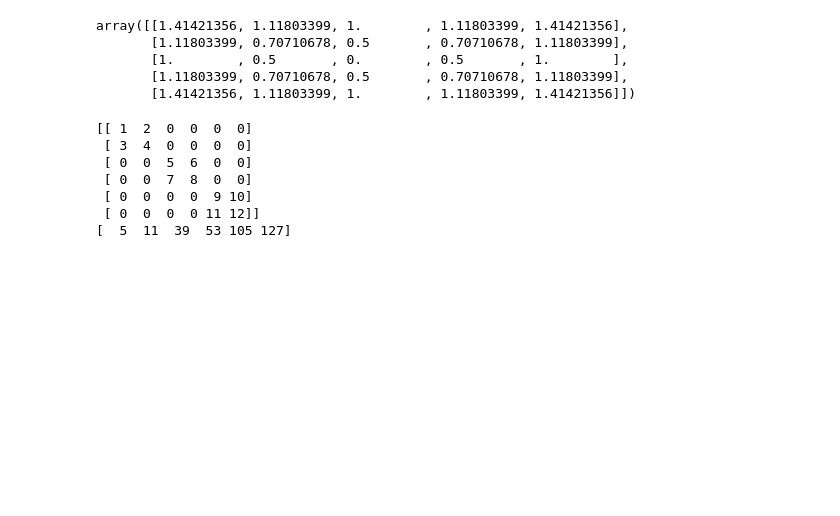
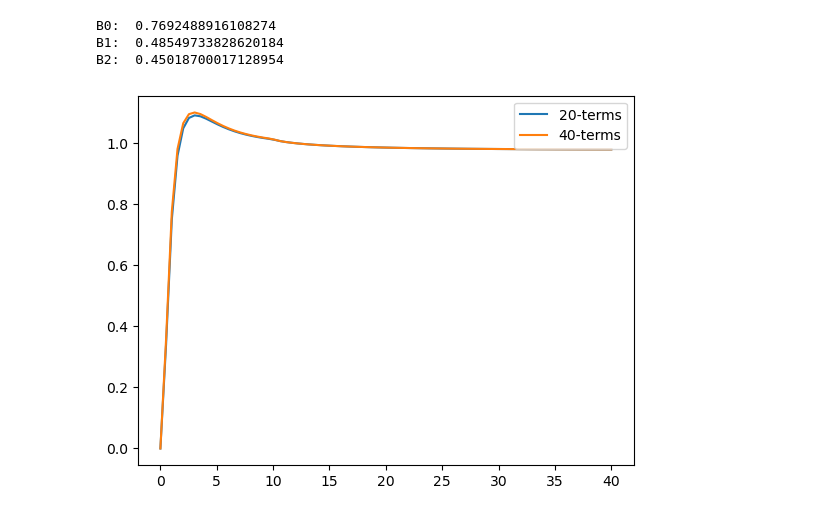
Before and after one commit to jboyd29/shERT, a Jupyter notebook: scripts/bottomERT.ipynb, the cells around one changed output. Saved outputs shown, nothing was run; the diff lists cells and outputs as text; code cells hidden in the pictures; blank space fills up the shorter version.

```diff
--- a/scripts/bottomERT.ipynb
+++ b/scripts/bottomERT.ipynb
@@ -77,35 +273,0 @@ print(R_matrix)
-# %%
-r
-# %% [output]
-array([[1.41421356, 1.11803399, 1.        , 1.11803399, 1.41421356],
-       [1.11803399, 0.70710678, 0.5       , 0.70710678, 1.11803399],
-       [1.        , 0.5       , 0.        , 0.5       , 1.        ],
-       [1.11803399, 0.70710678, 0.5       , 0.70710678, 1.11803399],
-       [1.41421356, 1.11803399, 1.        , 1.11803399, 1.41421356]])
-# %%
-import numpy as np
-from scipy.sparse import block_diag
-
-# Define blocks
-A = np.array([[1, 2], [3, 4]])
-B = np.array([[5, 6], [7, 8]])
-C = np.array([[9, 10], [11, 12]])
-
-# Create block diagonal matrix
-blocks = [A, B, C]
-block_matrix = block_diag(blocks)
-
-print(block_matrix.toarray())  # Convert to dense for inspection
-
-# Multiplying with a vector
-vector = np.array([1, 2, 3, 4, 5, 6])
-result = block_matrix @ vector
-print(result)
-# %% [output]
-[[ 1  2  0  0  0  0]
- [ 3  4  0  0  0  0]
- [ 0  0  5  6  0  0]
- [ 0  0  7  8  0  0]
- [ 0  0  0  0  9 10]
- [ 0  0  0  0 11 12]]
-[  5  11  39  53 105 127]
@@ -111,0 +278,24 @@ print(result)
+# %%
+print('B0: ',B0)
+print('B1: ',B1)
+print('B2: ',B2)
+# %% [output]
+B0:  0.7692488916108274
+B1:  0.48549733828620184
+B2:  0.45018700017128954
+# %%
+#pI10 = intPhi2(10)
+pI20 = intPhi2(20)
+#pI30 = intPhi2(30)
+pI40 = intPhi2(40)
+
+#plt.plot(pI10[:,0],pI10[:,1],label="10-terms")
+plt.plot(pI20[:,0],pI20[:,1],label="20-terms")
+#plt.plot(pI30[:,0],pI30[:,1],label="30-terms")
+plt.plot(pI40[:,0],pI40[:,1],label="40-terms")
+
+
+plt.legend()
+plt.show()
+# %% [output]
+[figure, added]
```
Also changed, not shown: parts of 24 cells of this notebook, 4 other files.
